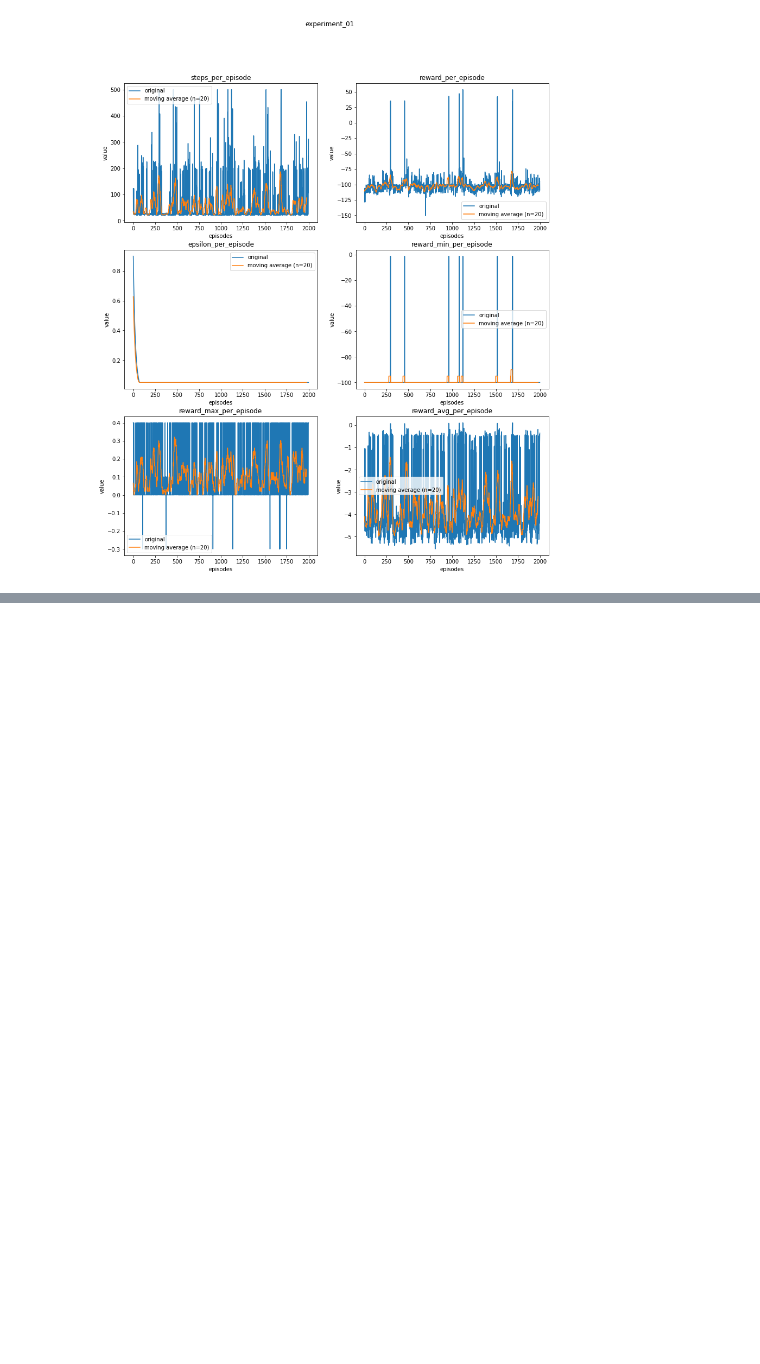
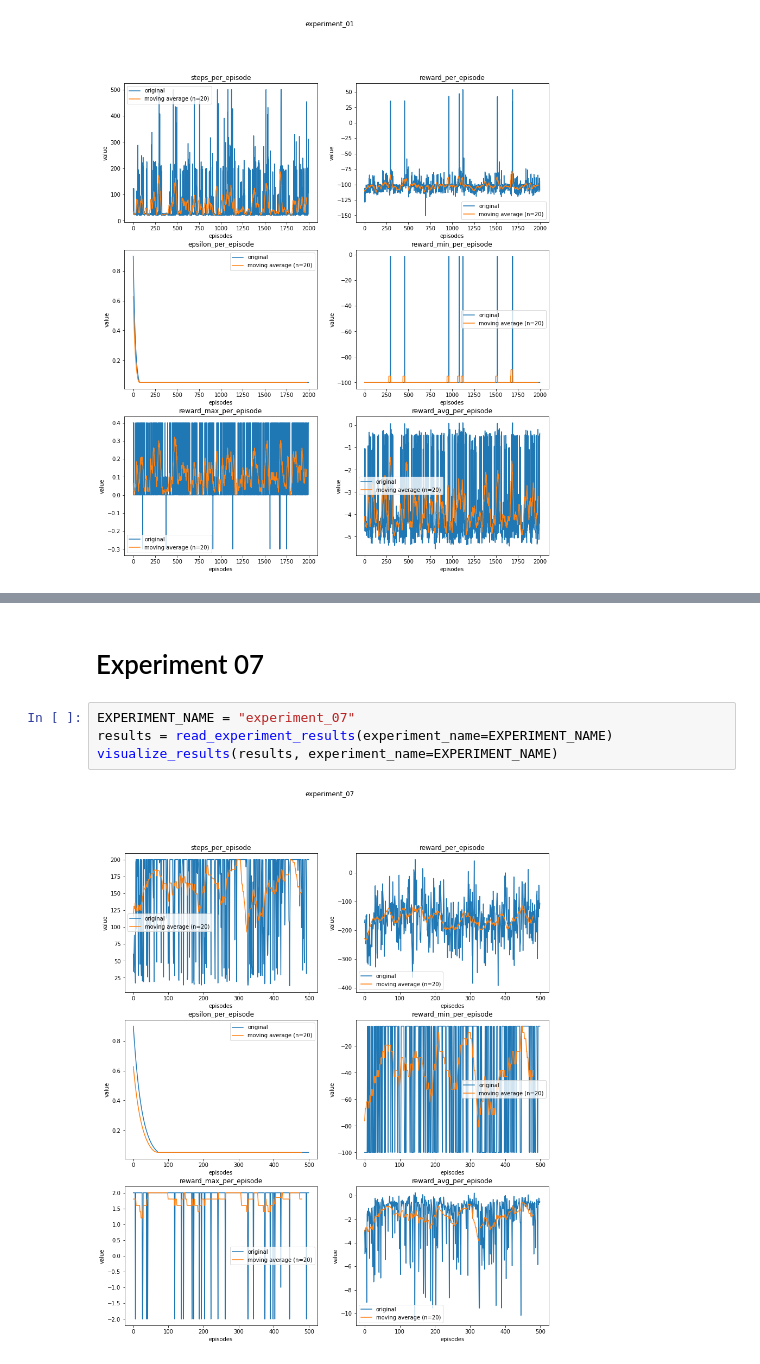
Before and after one commit to dmjovan/Q-Learning-with-Autonomous-Mobile-Robots-ROS, a Jupyter notebook: src/robotic_systems/visualize_results.ipynb, the cells around one changed output, grey strips where cells are left out. Saved outputs shown, nothing was run; the diff lists cells and outputs as text; blank space fills up the shorter version.

```diff
--- a/src/robotic_systems/visualize_results.ipynb
+++ b/src/robotic_systems/visualize_results.ipynb
@@ -73,0 +82,8 @@ visualize_results(results, experiment_name=EXPERIMENT_NAME)
+# %% [markdown]
+# Experiment 07
+# %%
+EXPERIMENT_NAME = "experiment_07"
+results = read_experiment_results(experiment_name=EXPERIMENT_NAME)
+visualize_results(results, experiment_name=EXPERIMENT_NAME)
+# %% [output]
+[figure, added]
```
Also changed, not shown: parts of 4 cells of this notebook, 1 other file.
